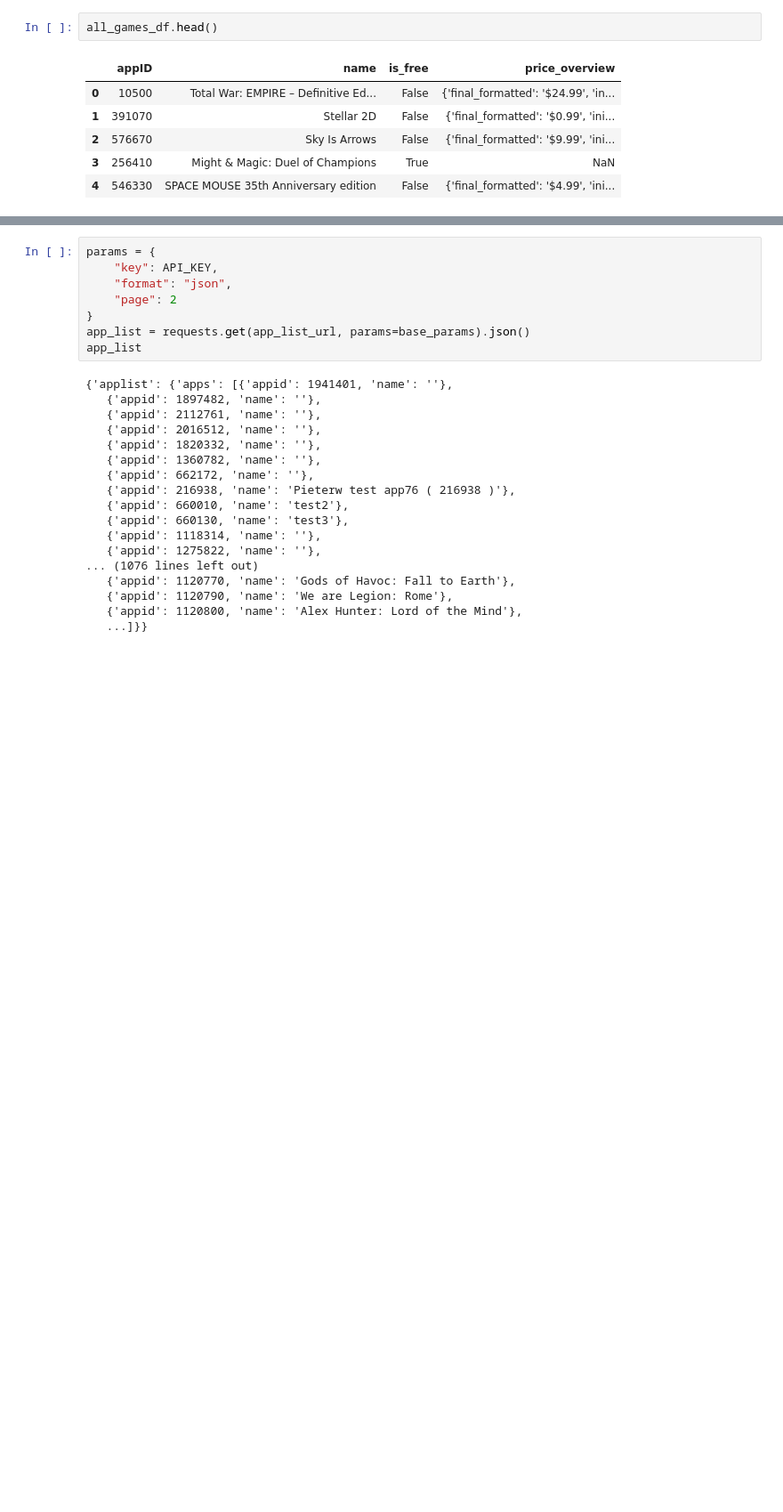
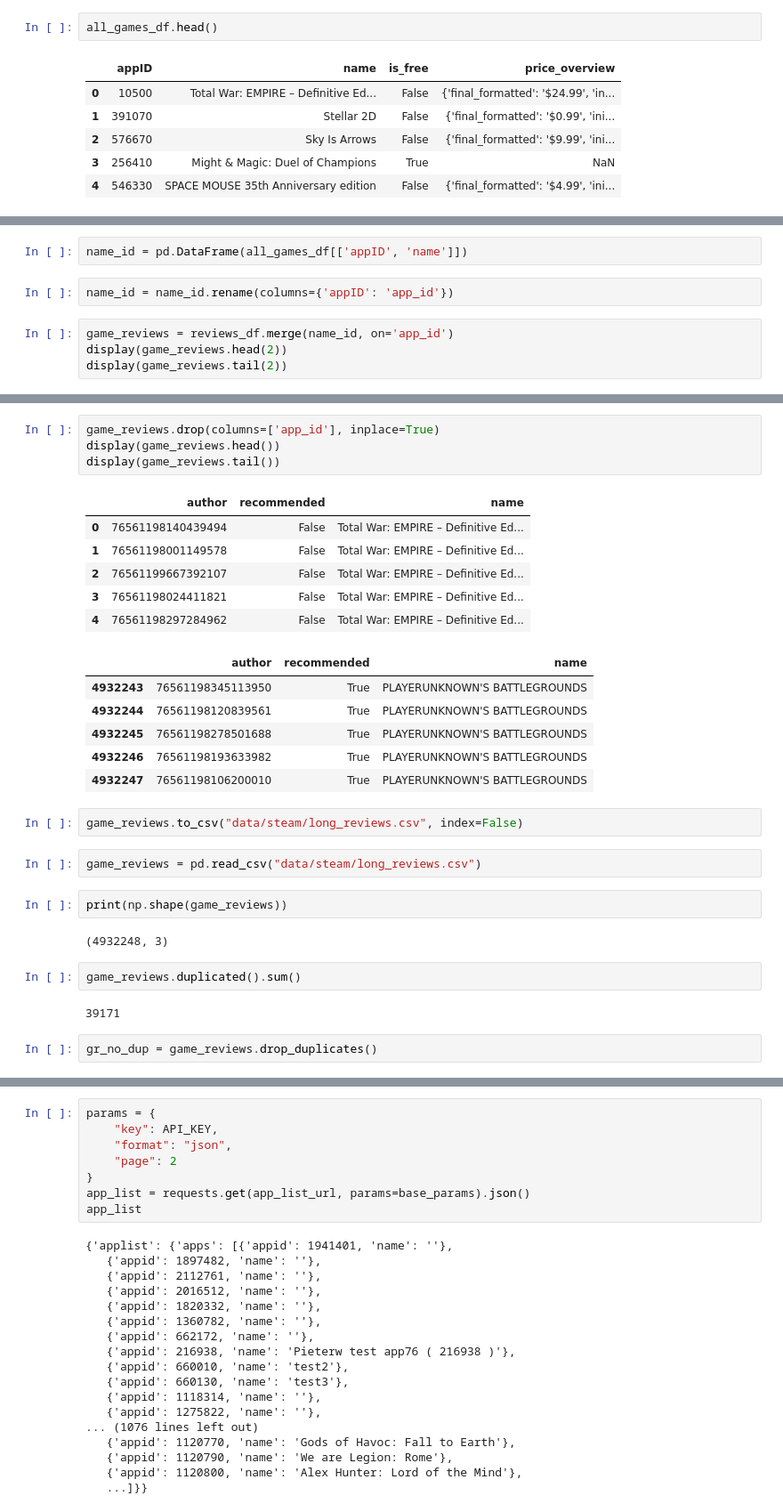
Before and after one commit to professav/Project-2, a Jupyter notebook: steam.ipynb, the cells around one changed output, grey strips where cells are left out. Shown at 89% size. Drawn from its saved outputs; the diff is of its cells as text; blank space fills up the shorter version.

```diff
--- a/steam.ipynb
+++ b/steam.ipynb
@@ -175,0 +163,8 @@ print(reviews_df.tail())
+# %%
+name_id = pd.DataFrame(all_games_df[['appID', 'name']])
+# %%
+name_id = name_id.rename(columns={'appID': 'app_id'})
+# %%
+game_reviews = reviews_df.merge(name_id, on='app_id')
+display(game_reviews.head(2))
+display(game_reviews.tail(2))
@@ -175,0 +178,31 @@ print(reviews_df.tail())
+# %%
+game_reviews.drop(columns=['app_id'], inplace=True)
+display(game_reviews.head())
+display(game_reviews.tail())
+# %% [output]
+|  | author | recommended | name |
+| 0 | 76561198140439494 | False | Total War: EMPIRE – Definitive Ed... |
+| 1 | 76561198001149578 | False | Total War: EMPIRE – Definitive Ed... |
+| 2 | 76561199667392107 | False | Total War: EMPIRE – Definitive Ed... |
+| 3 | 76561198024411821 | False | Total War: EMPIRE – Definitive Ed... |
+| 4 | 76561198297284962 | False | Total War: EMPIRE – Definitive Ed... |
+|  | author | recommended | name |
+| 4932243 | 76561198345113950 | True | PLAYERUNKNOWN'S BATTLEGROUNDS |
+| 4932244 | 76561198120839561 | True | PLAYERUNKNOWN'S BATTLEGROUNDS |
+| 4932245 | 76561198278501688 | True | PLAYERUNKNOWN'S BATTLEGROUNDS |
+| 4932246 | 76561198193633982 | True | PLAYERUNKNOWN'S BATTLEGROUNDS |
+| 4932247 | 76561198106200010 | True | PLAYERUNKNOWN'S BATTLEGROUNDS |
+# %%
+game_reviews.to_csv("data/steam/long_reviews.csv", index=False)
+# %%
+game_reviews = pd.read_csv("data/steam/long_reviews.csv")
+# %%
+print(np.shape(game_reviews))
+# %% [output]
+(4932248, 3)
+# %%
+game_reviews.duplicated().sum()
+# %% [output]
+39171
+# %%
+gr_no_dup = game_reviews.drop_duplicates()
```
Also changed, not shown: parts of 23 cells of this notebook, 17 other files.
